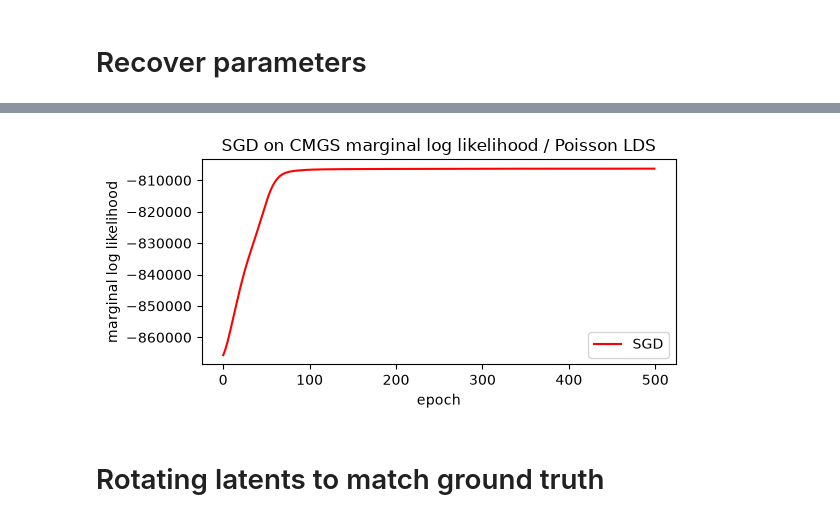
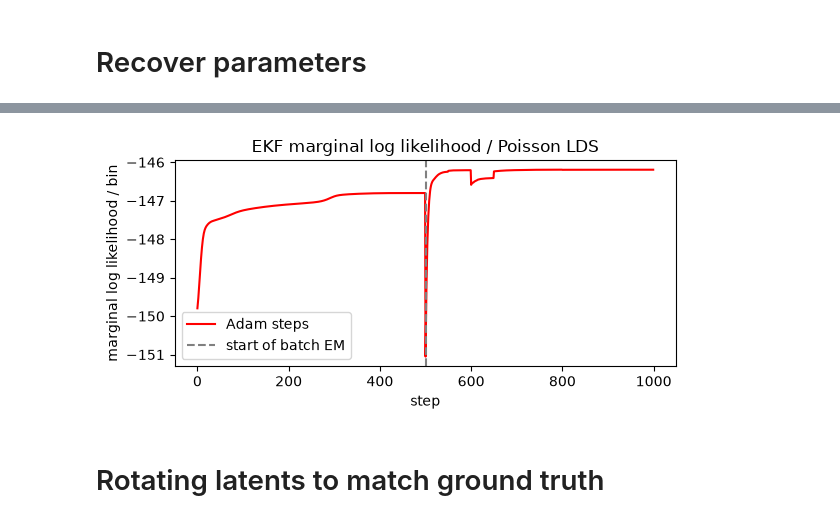
Before and after one commit to bryan-tseng/WASABI, a Jupyter notebook: scripts/dynamics_simulation.ipynb, the cells around one changed output, grey strips where cells are left out. Cells and saved outputs as stored; diff of their text form; code cells hidden in the pictures.

```diff
--- a/scripts/dynamics_simulation.ipynb
+++ b/scripts/dynamics_simulation.ipynb
@@ -426,14 +392,16 @@ predicted_rates = softplus_jnp(posts_fit.smoothed_means @ C_fit.T + d_fit, BETA_
 innovations_all = (Y_obs - predicted_rates).at[:, blank, :].set(jnp.nan)
 # %%
 %matplotlib inline
-# Plot loss curve
+# Plot loss curve: pre-stim fit, then batch EM on full trials (per kept bin, so the two
+# phases are on different data and their levels are not comparable)
 plt.figure(figsize=(6, 3))
-plt.plot(-jnp.array(losses), color="r", label="SGD")
-plt.xlabel("epoch"); plt.ylabel("marginal log likelihood")
-plt.title("SGD on CMGS marginal log likelihood / Poisson LDS")
+plt.plot(-jnp.array(losses), color="r", label="Adam steps")
+plt.axvline(n_init_steps, color="grey", ls="--", label="start of batch EM")
+plt.xlabel("step"); plt.ylabel("marginal log likelihood / bin")
+plt.title("EKF marginal log likelihood / Poisson LDS")
 plt.legend(); plt.tight_layout()
 # %% [output]
-[figure, old version]
+[figure, new version]
 # %% [markdown]
 # Rotating latents to match ground truth
 # %%
```
Also changed, not shown: parts of 25 cells of this notebook, 52 other files.
